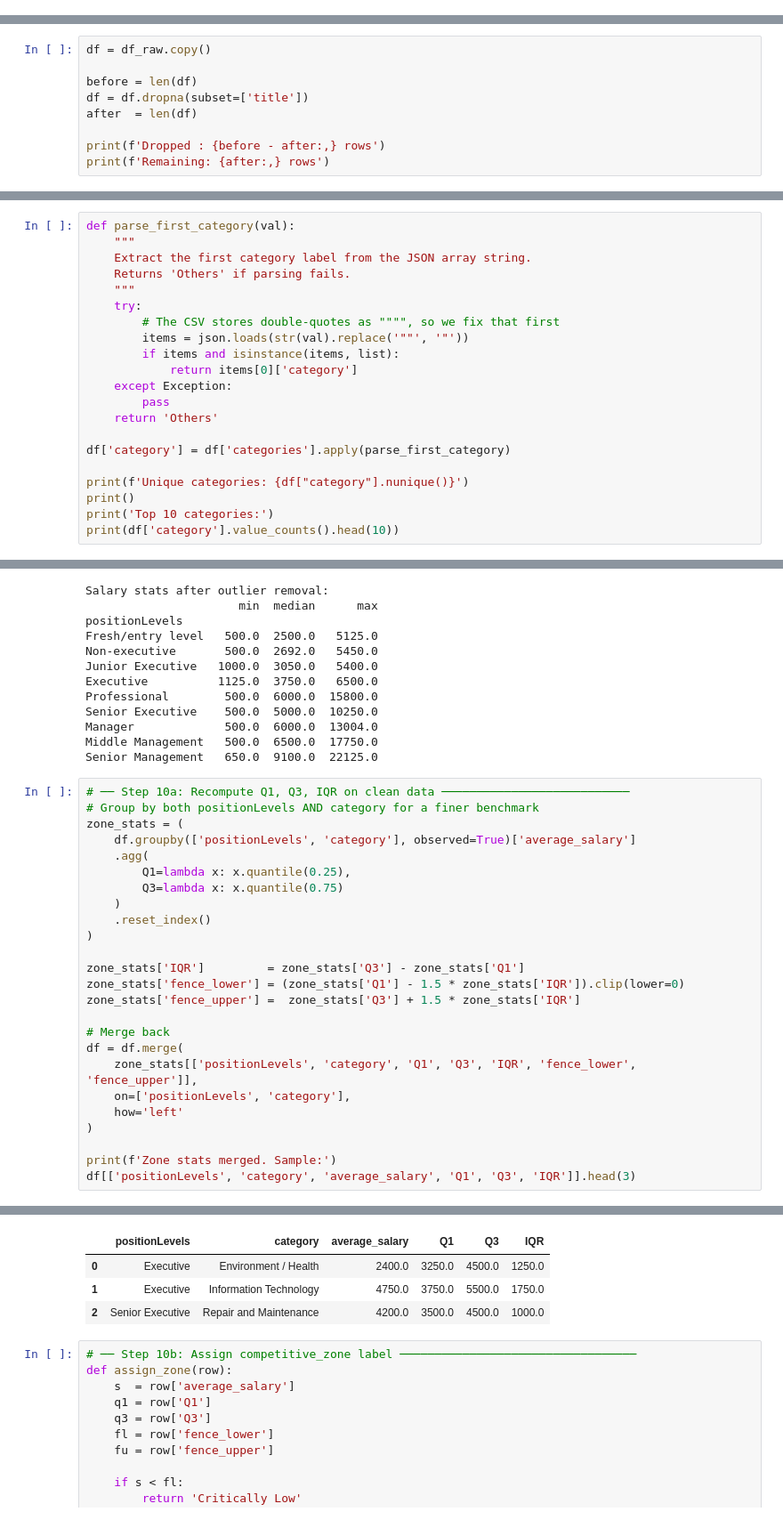
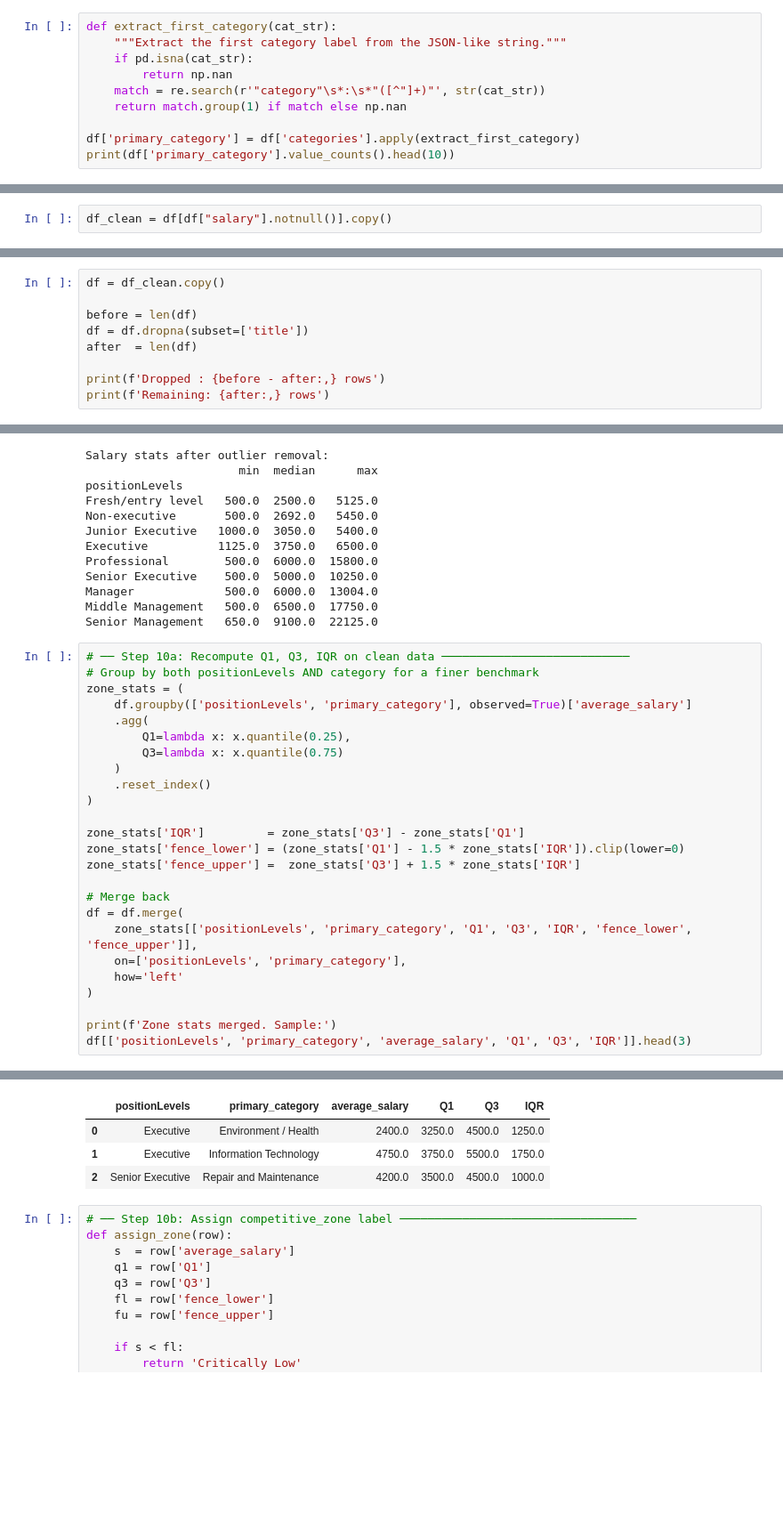
Before and after one commit to oasisgem/Module1Hackathon, a Jupyter notebook: job_postings_salary_benchmark.ipynb, the cells around one changed output, grey strips where cells are left out. Shown at 89% size. Saved outputs shown, nothing was run; the diff lists cells and outputs as text; blank space fills up the shorter version.

```diff
--- a/job_postings_salary_benchmark.ipynb
+++ b/job_postings_salary_benchmark.ipynb
@@ -219,0 +105,10 @@ plt.show()
+# %%
+def extract_first_category(cat_str):
+    """Extract the first category label from the JSON-like string."""
+    if pd.isna(cat_str):
+        return np.nan
+    match = re.search(r'"category"\s*:\s*"([^"]+)"', str(cat_str))
+    return match.group(1) if match else np.nan
+
+df['primary_category'] = df['categories'].apply(extract_first_category)
+print(df['primary_category'].value_counts().head(10))
@@ -220,2 +132,4 @@ plt.show()
+# %%
+df_clean = df[df["salary"].notnull()].copy()
 # %% [markdown]
 ---
@@ -287,5 +146,5 @@ df_raw[['salary_minimum', 'salary_maximum', 'average_salary']].describe().round(
 # %%
-df = df_raw.copy()
+df = df_clean.copy()
 
 before = len(df)
 df = df.dropna(subset=['title'])
@@ -323,21 +174,0 @@ df['categories'].head(3).tolist()
-# %%
-def parse_first_category(val):
-    """
-    Extract the first category label from the JSON array string.
-    Returns 'Others' if parsing fails.
-    """
-    try:
-        # The CSV stores double-quotes as """", so we fix that first
-        items = json.loads(str(val).replace('""', '"'))
-        if items and isinstance(items, list):
-            return items[0]['category']
-    except Exception:
-        pass
-    return 'Others'
-
-df['category'] = df['categories'].apply(parse_first_category)
-
-print(f'Unique categories: {df["category"].nunique()}')
-print()
-print('Top 10 categories:')
-print(df['category'].value_counts().head(10))
@@ -509,31 +325,31 @@ Senior Management   650.0  9100.0  22125.0
 # %%
 # ── Step 10a: Recompute Q1, Q3, IQR on clean data ───────────────────────────
 # Group by both positionLevels AND category for a finer benchmark
 zone_stats = (
-    df.groupby(['positionLevels', 'category'], observed=True)['average_salary']
+    df.groupby(['positionLevels', 'primary_category'], observed=True)['average_salary']
     .agg(
         Q1=lambda x: x.quantile(0.25),
         Q3=lambda x: x.quantile(0.75)
     )
     .reset_index()
 )
 
 zone_stats['IQR']         = zone_stats['Q3'] - zone_stats['Q1']
 zone_stats['fence_lower'] = (zone_stats['Q1'] - 1.5 * zone_stats['IQR']).clip(lower=0)
 zone_stats['fence_upper'] =  zone_stats['Q3'] + 1.5 * zone_stats['IQR']
 
 # Merge back
 df = df.merge(
-    zone_stats[['positionLevels', 'category', 'Q1', 'Q3', 'IQR', 'fence_lower', 'fence_upper']],
-    on=['positionLevels', 'category'],
+    zone_stats[['positionLevels', 'primary_category', 'Q1', 'Q3', 'IQR', 'fence_lower', 'fence_upper']],
+    on=['positionLevels', 'primary_category'],
     how='left'
 )
 
 print(f'Zone stats merged. Sample:')
-df[['positionLevels', 'category', 'average_salary', 'Q1', 'Q3', 'IQR']].head(3)
+df[['positionLevels', 'primary_category', 'average_salary', 'Q1', 'Q3', 'IQR']].head(3)
 # %% [output]
 Zone stats merged. Sample:
-|  | positionLevels | category | average_salary | Q1 | Q3 | IQR |
+|  | positionLevels | primary_category | average_salary | Q1 | Q3 | IQR |
 | 0 | Executive | Environment / Health | 2400.0 | 3250.0 | 4500.0 | 1250.0 |
 | 1 | Executive | Information Technology | 4750.0 | 3750.0 | 5500.0 | 1750.0 |
 | 2 | Senior Executive | Repair and Maintenance | 4200.0 | 3500.0 | 4500.0 | 1000.0 |
```
Also changed, not shown: parts of 35 cells of this notebook.
